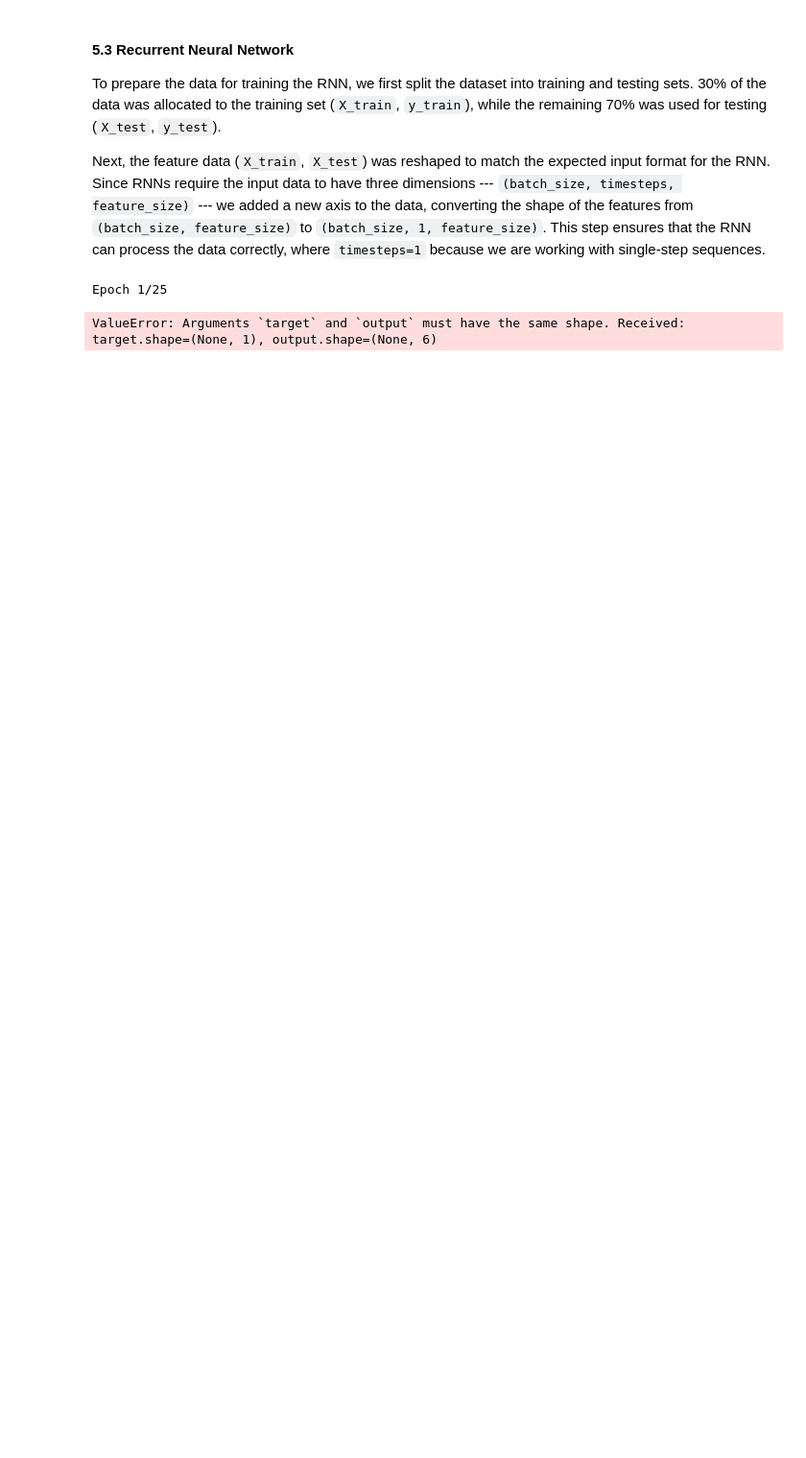
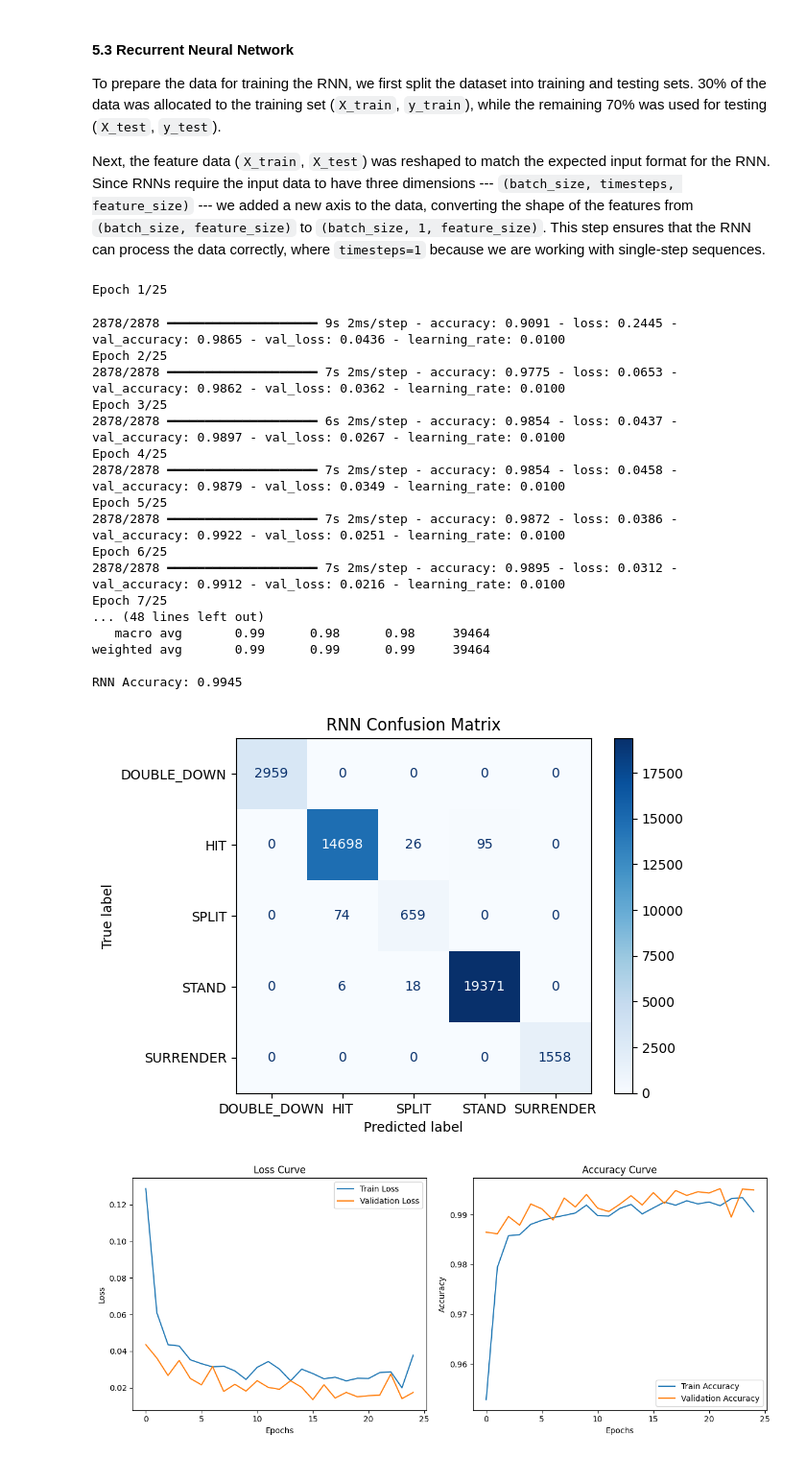
Before and after one commit to FuLLeNN/MLA1-A7, a Jupyter notebook: blackjackModel.ipynb, the cells around one changed output. Shown at 96% size. Saved outputs shown, nothing was run; the diff lists cells and outputs as text; code cells hidden in the pictures; blank space fills up the shorter version.

```diff
--- a/blackjackModel.ipynb
+++ b/blackjackModel.ipynb
@@ -689,31 +688,40 @@ To prepare the data for training the RNN, we first split the dataset into traini
 
 Next, the feature data (`X_train`, `X_test`) was reshaped to match the expected input format for the RNN. Since RNNs require the input data to have three dimensions --- `(batch_size, timesteps, feature_size)` --- we added a new axis to the data, converting the shape of the features from `(batch_size, feature_size)` to `(batch_size, 1, feature_size)`. This step ensures that the RNN can process the data correctly, where `timesteps=1` because we are working with single-step sequences.
 # %%
-#RNN
+
+
+# Split data into training and testing sets
 train_size = int(0.3 * len(X))
 
 X_train, X_test = X[train_size:], X[:train_size]
 y_train, y_test = y[train_size:], y[:train_size]
 
-X_train = np.expand_dims(X_train, axis=1)#shape  to  becomes (batch_size, 1, feature_size)
-X_test = np.expand_dims(X_test, axis=1)
+# One-hot encode the labels (y_train and y_test)
+y_train_cat = to_categorical(y_train, num_classes=6)
+y_test_cat = to_categorical(y_test, num_classes=6)
 
+# Reshape data for LSTM (batch_size, timesteps, feature_size)
+X_train = np.expand_dims(X_train, axis=1)  # Shape becomes (batch_size, 1, feature_size)
+X_test = np.expand_dims(X_test, axis=1)    # Shape becomes (batch_size, 1, feature_size)
 
-model = Sequential()
+# Define the LSTM model
 model = Sequential()
 model.add(LSTM(128, input_shape=(X_train.shape[1], X_train.shape[2]), activation='relu', return_sequences=True))
 model.add(LSTM(64, activation='relu'))
 model.add(Dense(32, activation='relu'))
-model.add(Dense(6, activation='softmax'))
+model.add(Dense(6, activation='softmax'))  # Output layer for multi-class classification
 
+# Define the optimizer
+opt = tf.keras.optimizers.Adam(learning_rate=1e-2, decay=1e-5)
 
+# Compile the model with categorical_crossentropy since labels are one-hot encoded
+model.compile(loss='categorical_crossentropy', optimizer=opt, metrics=['accuracy'])
 
-opt = tf.keras.optimizers.Adam(learning_rate=1e-2,decay=1e-5)
+es = tf.keras.callbacks.EarlyStopping(monitor = 'val_loss', patience = 20, restore_best_weights=True)
+adjust_lr = tf.keras.callbacks.ReduceLROnPlateau(monitor='loss', patience=10, factor=0.5, min_lr=1e-7)
 
-model.compile(loss='categorical_crossentropy',optimizer=opt,metrics=['accuracy'])
-
-history = model.fit(X_train,y_train,epochs=25,validation_data=(X_test,y_test),verbose=1)
-
+# Train the model
+history = model.fit(X_train, y_train_cat, epochs=25, validation_data=(X_test, y_test_cat),callbacks=[adjust_lr, es])
 
 # Predictions
 rnn_preds = model.predict(X_test)
@@ -734,31 +742,49 @@ rnn_cm = confusion_matrix(y_test, rnn_preds)
 disp = ConfusionMatrixDisplay(confusion_matrix=rnn_cm, display_labels=action_labels)
 disp.plot(cmap='Blues')
 plt.title("RNN Confusion Matrix")
 plt.show()
 
 # Training Curves
 plt.figure(figsize=(12, 5))
 
 # Plot Loss
 plt.subplot(1, 2, 1)
 plt.plot(history.history['loss'], label='Train Loss')
 plt.plot(history.history['val_loss'], label='Validation Loss')
 plt.xlabel('Epochs')
 plt.ylabel('Loss')
 plt.title('Loss Curve')
 plt.legend()
 
 # Plot Accuracy
 plt.subplot(1, 2, 2)
 plt.plot(history.history['accuracy'], label='Train Accuracy')
 plt.plot(history.history['val_accuracy'], label='Validation Accuracy')
 plt.xlabel('Epochs')
 plt.ylabel('Accuracy')
 plt.title('Accuracy Curve')
 plt.legend()
 
 plt.tight_layout()
 plt.show()
 # %% [output]
 Epoch 1/25
-ValueError: Arguments `target` and `output` must have the same shape. Received: target.shape=(None, 1), output.shape=(None, 6)
+2878/2878 ━━━━━━━━━━━━━━━━━━━━ 9s 2ms/step - accuracy: 0.9091 - loss: 0.2445 - val_accuracy: 0.9865 - val_loss: 0.0436 - learning_rate: 0.0100
+Epoch 2/25
+2878/2878 ━━━━━━━━━━━━━━━━━━━━ 7s 2ms/step - accuracy: 0.9775 - loss: 0.0653 - val_accuracy: 0.9862 - val_loss: 0.0362 - learning_rate: 0.0100
+Epoch 3/25
+2878/2878 ━━━━━━━━━━━━━━━━━━━━ 6s 2ms/step - accuracy: 0.9854 - loss: 0.0437 - val_accuracy: 0.9897 - val_loss: 0.0267 - learning_rate: 0.0100
+Epoch 4/25
+2878/2878 ━━━━━━━━━━━━━━━━━━━━ 7s 2ms/step - accuracy: 0.9854 - loss: 0.0458 - val_accuracy: 0.9879 - val_loss: 0.0349 - learning_rate: 0.0100
+Epoch 5/25
+2878/2878 ━━━━━━━━━━━━━━━━━━━━ 7s 2ms/step - accuracy: 0.9872 - loss: 0.0386 - val_accuracy: 0.9922 - val_loss: 0.0251 - learning_rate: 0.0100
+Epoch 6/25
+2878/2878 ━━━━━━━━━━━━━━━━━━━━ 7s 2ms/step - accuracy: 0.9895 - loss: 0.0312 - val_accuracy: 0.9912 - val_loss: 0.0216 - learning_rate: 0.0100
+Epoch 7/25
+... (48 lines left out)
+   macro avg       0.99      0.98      0.98     39464
+weighted avg       0.99      0.99      0.99     39464
+
+RNN Accuracy: 0.9945
+[figure, added]
+[figure, added]
```
Also changed, not shown: parts of 5 cells of this notebook, 2 other files.
